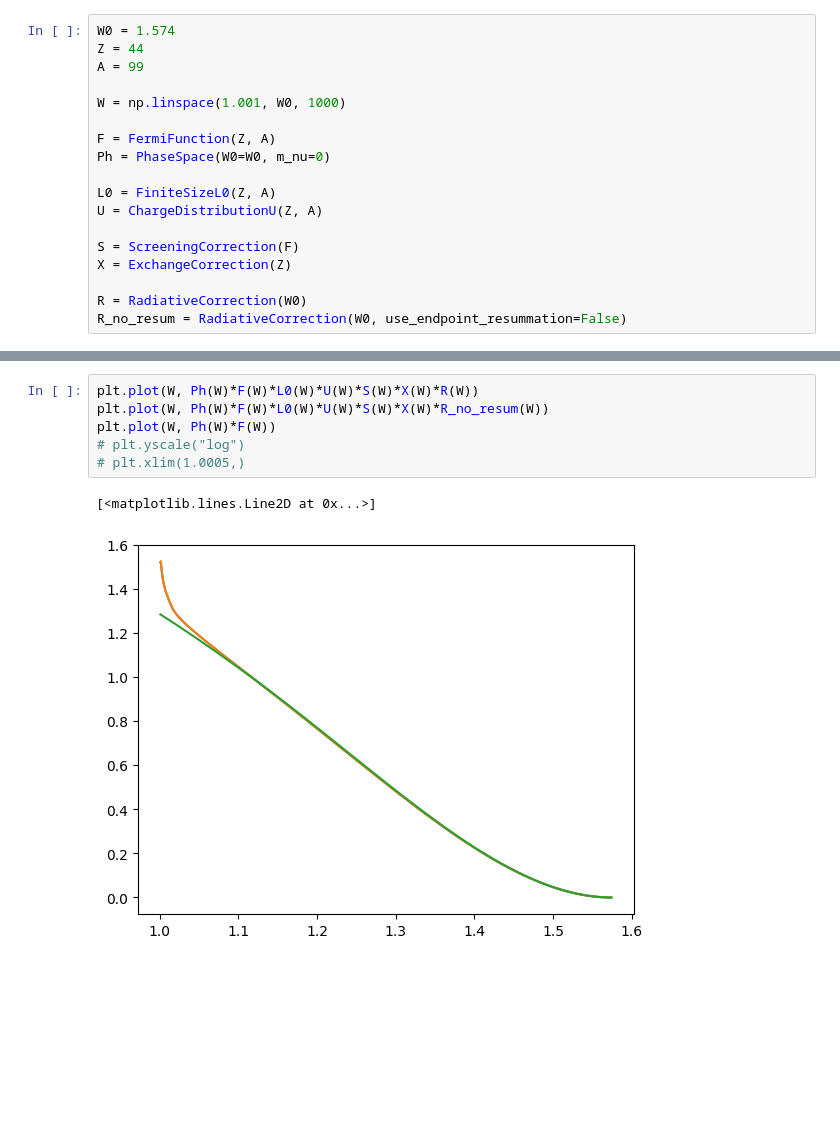
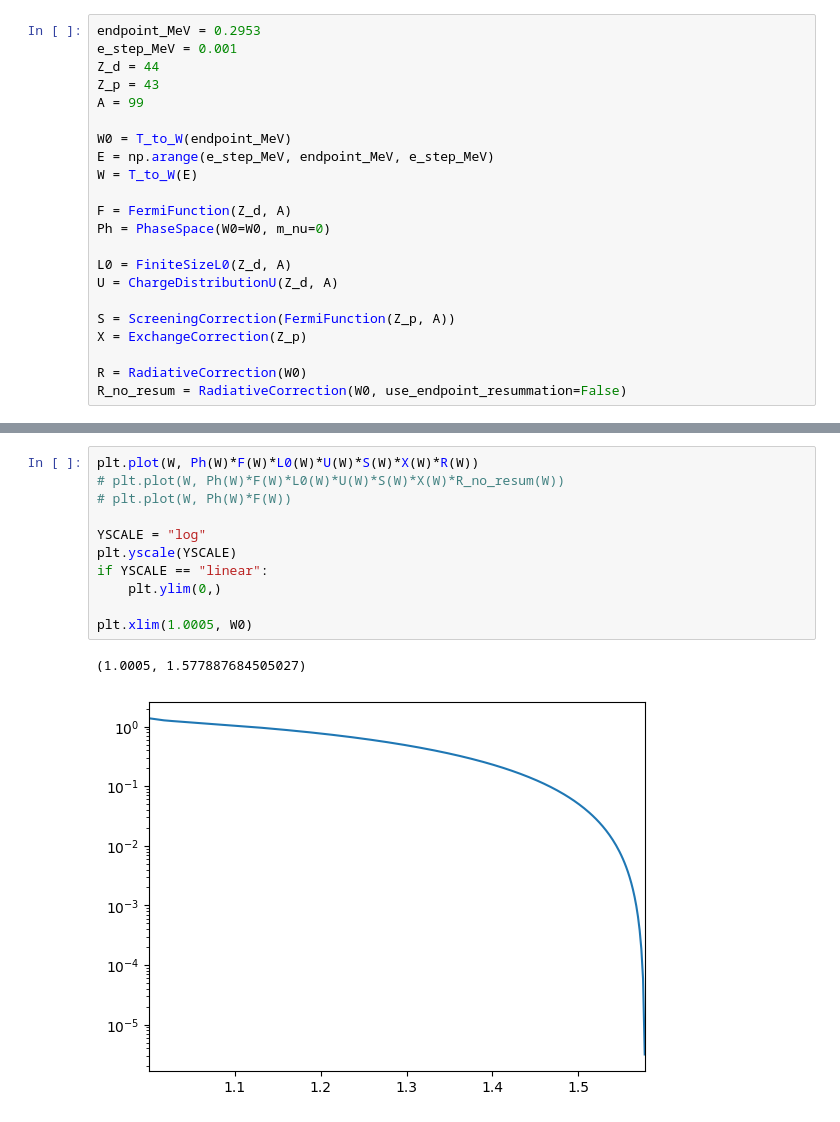
Before and after one commit to unzhakov/beta_shape_pnpi, a Jupyter notebook: notebooks/testing.ipynb, the cells around one changed output, grey strips where cells are left out. Drawn from its saved outputs; the diff is of its cells as text; blank space fills up the shorter version.

```diff
--- a/notebooks/testing.ipynb
+++ b/notebooks/testing.ipynb
@@ -14,18 +16,22 @@ from beta_spectrum.utils import W_to_T
 # %%
-W0 = 1.574
-Z = 44
+endpoint_MeV = 0.2953
+e_step_MeV = 0.001
+Z_d = 44
+Z_p = 43
 A = 99
 
-W = np.linspace(1.001, W0, 1000)
+W0 = T_to_W(endpoint_MeV)
+E = np.arange(e_step_MeV, endpoint_MeV, e_step_MeV)
+W = T_to_W(E)
 
-F = FermiFunction(Z, A)
+F = FermiFunction(Z_d, A)
 Ph = PhaseSpace(W0=W0, m_nu=0)
 
-L0 = FiniteSizeL0(Z, A)
-U = ChargeDistributionU(Z, A)
+L0 = FiniteSizeL0(Z_d, A)
+U = ChargeDistributionU(Z_d, A)
 
-S = ScreeningCorrection(F)
-X = ExchangeCorrection(Z)
+S = ScreeningCorrection(FermiFunction(Z_p, A))
+X = ExchangeCorrection(Z_p)
 
 R = RadiativeCorrection(W0)
 R_no_resum = RadiativeCorrection(W0, use_endpoint_resummation=False)
@@ -61,9 +67,14 @@ plt.plot(W, R_no_resum(W))
 # %%
 plt.plot(W, Ph(W)*F(W)*L0(W)*U(W)*S(W)*X(W)*R(W))
-plt.plot(W, Ph(W)*F(W)*L0(W)*U(W)*S(W)*X(W)*R_no_resum(W))
-plt.plot(W, Ph(W)*F(W))
-# plt.yscale("log")
-# plt.xlim(1.0005,)
+# plt.plot(W, Ph(W)*F(W)*L0(W)*U(W)*S(W)*X(W)*R_no_resum(W))
+# plt.plot(W, Ph(W)*F(W))
+
+YSCALE = "log"
+plt.yscale(YSCALE)
+if YSCALE == "linear":
+    plt.ylim(0,)
+
+plt.xlim(1.0005, W0)
 # %% [output]
-[<matplotlib.lines.Line2D at 0x...>]
+(1.0005, 1.577887684505027)
-[figure, old version]
+[figure, new version]
```
Also changed, not shown: parts of 6 cells of this notebook, 7 other files.
